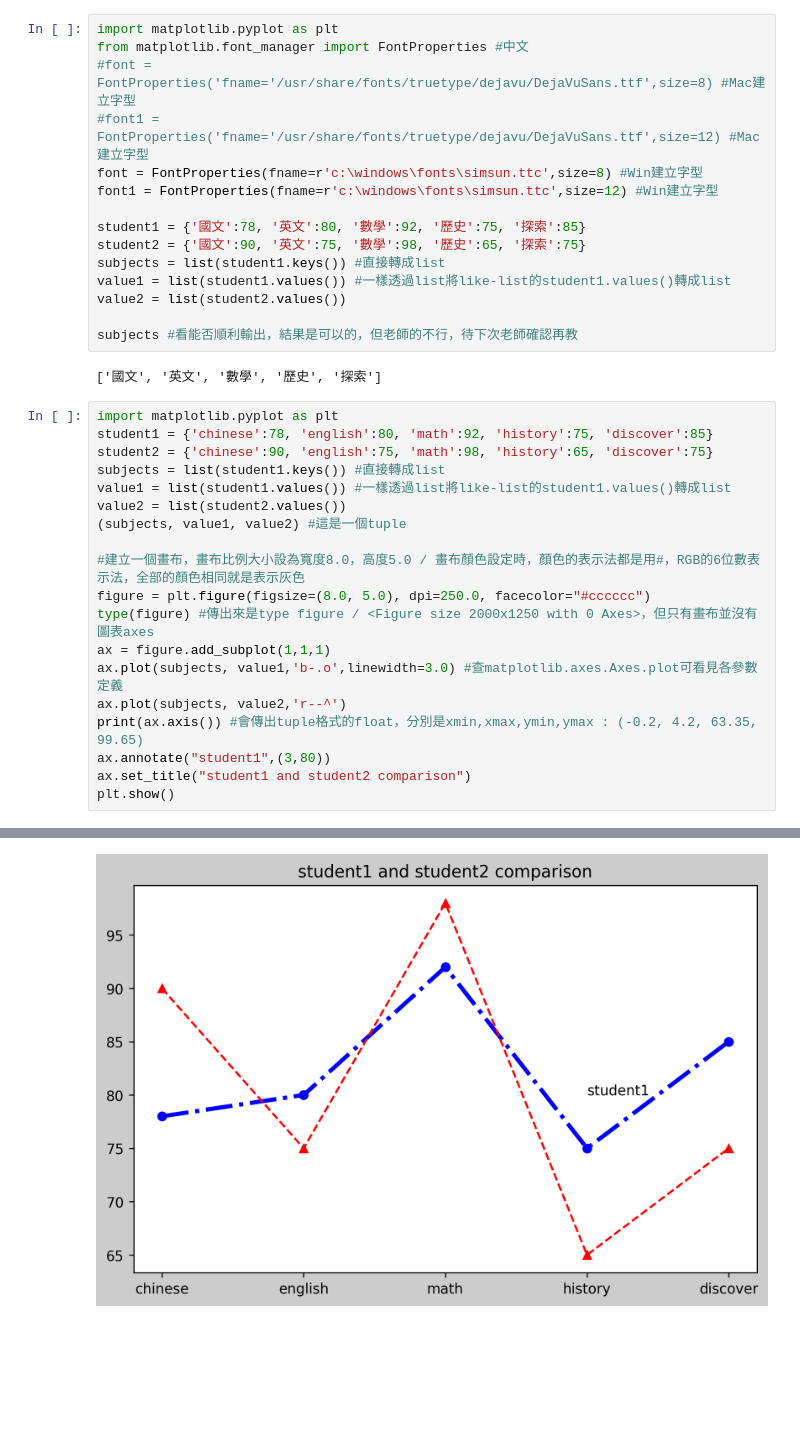
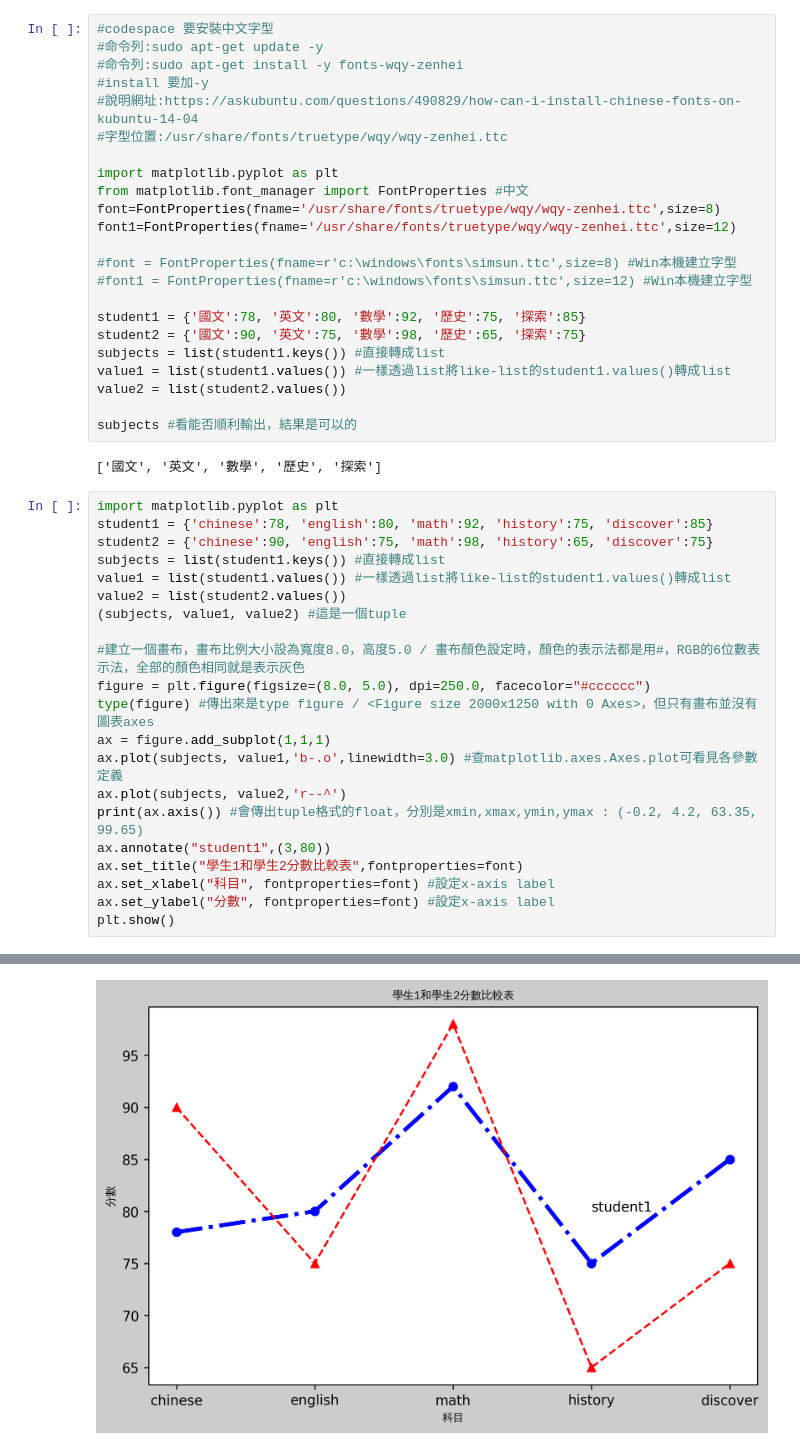
Before and after one commit to bruceyang620727/python-chihlee-class, a Jupyter notebook: lesson12_1.ipynb, the cells around one changed output, grey strips where cells are left out. Cells and saved outputs as stored; diff of their text form; blank space fills up the shorter version.

```diff
--- a/lesson12_1.ipynb
+++ b/lesson12_1.ipynb
@@ -1,10 +1,18 @@
 # %%
+#codespace 要安裝中文字型
+#命令列:sudo apt-get update -y
+#命令列:sudo apt-get install -y fonts-wqy-zenhei
+#install 要加-y
+#說明網址:https://askubuntu.com/questions/490829/how-can-i-install-chinese-fonts-on-kubuntu-14-04
+#字型位置:/usr/share/fonts/truetype/wqy/wqy-zenhei.ttc
+
 import matplotlib.pyplot as plt
 from matplotlib.font_manager import FontProperties #中文
-#font = FontProperties('fname='/usr/share/fonts/truetype/dejavu/DejaVuSans.ttf',size=8) #Mac建立字型
-#font1 = FontProperties('fname='/usr/share/fonts/truetype/dejavu/DejaVuSans.ttf',size=12) #Mac建立字型
-font = FontProperties(fname=r'c:\windows\fonts\simsun.ttc',size=8) #Win建立字型
-font1 = FontProperties(fname=r'c:\windows\fonts\simsun.ttc',size=12) #Win建立字型
+font=FontProperties(fname='/usr/share/fonts/truetype/wqy/wqy-zenhei.ttc',size=8)
+font1=FontProperties(fname='/usr/share/fonts/truetype/wqy/wqy-zenhei.ttc',size=12)
+
+#font = FontProperties(fname=r'c:\windows\fonts\simsun.ttc',size=8) #Win本機建立字型
+#font1 = FontProperties(fname=r'c:\windows\fonts\simsun.ttc',size=12) #Win本機建立字型
 
 student1 = {'國文':78, '英文':80, '數學':92, '歷史':75, '探索':85}
 student2 = {'國文':90, '英文':75, '數學':98, '歷史':65, '探索':75}
@@ -12,28 +20,30 @@ subjects = list(student1.keys()) #直接轉成list
 value1 = list(student1.values()) #一樣透過list將like-list的student1.values()轉成list
 value2 = list(student2.values())
 
-subjects #看能否順利輸出，結果是可以的，但老師的不行，待下次老師確認再教
+subjects #看能否順利輸出，結果是可以的
 # %% [output]
 ['國文', '英文', '數學', '歷史', '探索']
 # %%
 import matplotlib.pyplot as plt
 student1 = {'chinese':78, 'english':80, 'math':92, 'history':75, 'discover':85}
 student2 = {'chinese':90, 'english':75, 'math':98, 'history':65, 'discover':75}
 subjects = list(student1.keys()) #直接轉成list
 value1 = list(student1.values()) #一樣透過list將like-list的student1.values()轉成list
 value2 = list(student2.values())
 (subjects, value1, value2) #這是一個tuple
 
 #建立一個畫布，畫布比例大小設為寬度8.0，高度5.0 / 畫布顏色設定時，顏色的表示法都是用#，RGB的6位數表示法，全部的顏色相同就是表示灰色
 figure = plt.figure(figsize=(8.0, 5.0), dpi=250.0, facecolor="#cccccc")
 type(figure) #傳出來是type figure / <Figure size 2000x1250 with 0 Axes>，但只有畫布並沒有圖表axes
 ax = figure.add_subplot(1,1,1)
 ax.plot(subjects, value1,'b-.o',linewidth=3.0) #查matplotlib.axes.Axes.plot可看見各參數定義
 ax.plot(subjects, value2,'r--^')
 print(ax.axis()) #會傳出tuple格式的float，分別是xmin,xmax,ymin,ymax : (-0.2, 4.2, 63.35, 99.65)
 ax.annotate("student1",(3,80))
-ax.set_title("student1 and student2 comparison")
+ax.set_title("學生1和學生2分數比較表",fontproperties=font)
+ax.set_xlabel("科目", fontproperties=font) #設定x-axis label
+ax.set_ylabel("分數", fontproperties=font) #設定x-axis label
 plt.show()
 # %% [output]
 (-0.2, 4.2, 63.35, 99.65)
-[figure, old version]
+[figure, new version]
```
Also changed, not shown: parts of 1 cell of this notebook.
